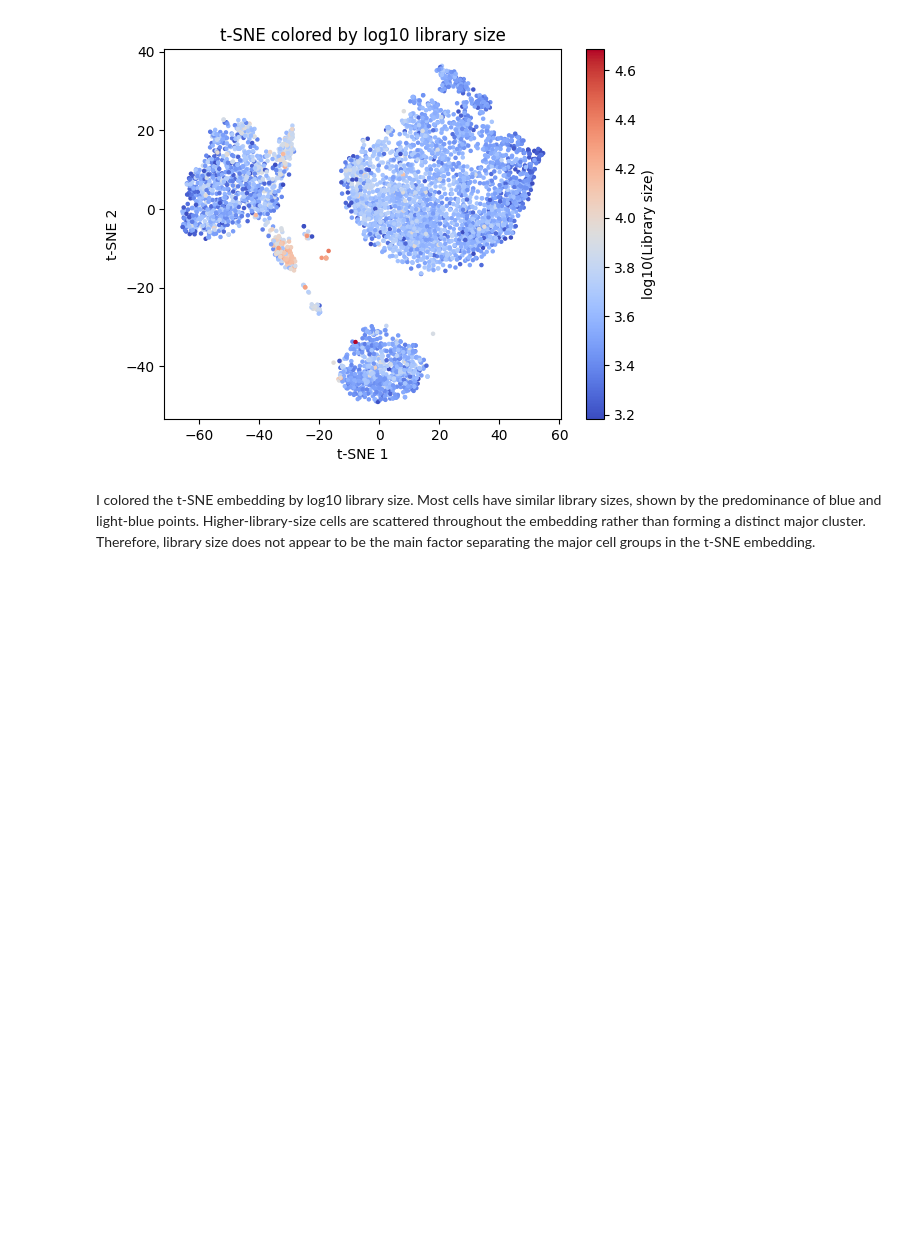
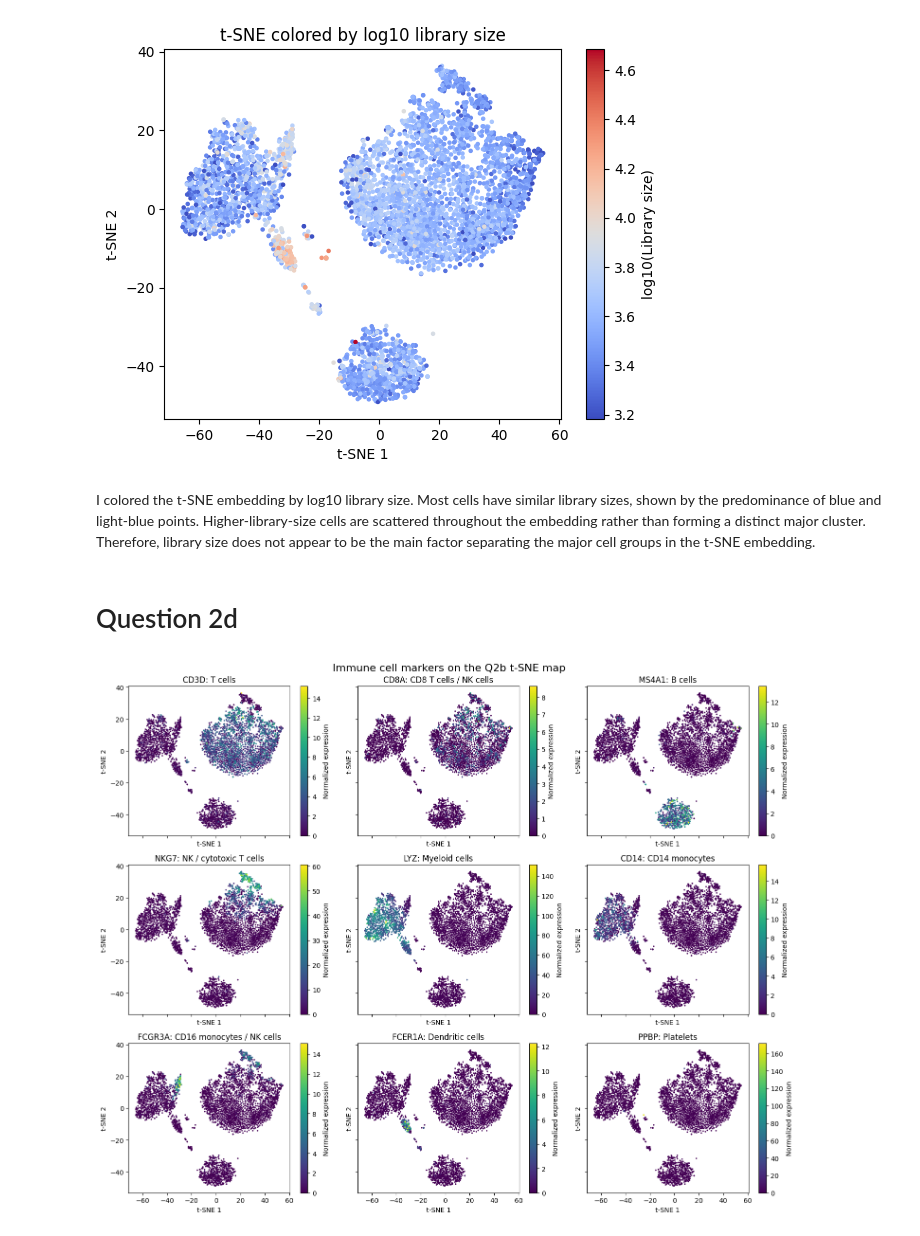
Before and after one commit to CharlotteZZh/BMCS-4480_HW1, a Jupyter notebook: BMCS_4480_HW1.ipynb, the cells around one changed output. Drawn from its saved outputs; the diff is of its cells as text; code cells hidden in the pictures; blank space fills up the shorter version.

```diff
--- a/BMCS_4480_HW1.ipynb
+++ b/BMCS_4480_HW1.ipynb
@@ -328,3 +328,46 @@ plt.show()
 [figure]
 # %% [markdown]
 I colored the t-SNE embedding by log10 library size. Most cells have similar library sizes, shown by the predominance of blue and light-blue points. Higher-library-size cells are scattered throughout the embedding rather than forming a distinct major cluster. Therefore, library size does not appear to be the main factor separating the major cell groups in the t-SNE embedding.
+# %% [markdown]
+# Question 2d
+# %%
+# Match marker names to the gene rows retained in Q1c and Q2a
+marker_gene_names = genes.loc[keep_genes, 1].to_numpy()
+markers = {
+    "CD3D": "T cells",
+    "CD8A": "CD8 T cells / NK cells",
+    "MS4A1": "B cells",
+    "NKG7": "NK / cytotoxic T cells",
+    "LYZ": "Myeloid cells",
+    "CD14": "CD14 monocytes",
+    "FCGR3A": "CD16 monocytes / NK cells",
+    "FCER1A": "Dendritic cells",
+    "PPBP": "Platelets",
+}
+
+fig, axes = plt.subplots(3, 3, figsize=(15, 12), sharex=True, sharey=True)
+for ax, (marker, cell_type) in zip(axes.flat, markers.items()):
+    marker_rows = np.flatnonzero(marker_gene_names == marker)
+    if len(marker_rows) == 0:
+        ax.set_title(f"{marker}: not retained after filtering")
+        ax.set_axis_off()
+        continue
+
+    # Use the median-library-size normalized expression from Q2a
+    expression = X_normalized[marker_rows, :].sum(axis=0)
+    order = np.argsort(expression)  # Draw expressing cells on top
+    points = ax.scatter(
+        X_tsne[order, 0], X_tsne[order, 1],
+        c=expression[order], cmap="viridis", s=5, vmin=0,
+        linewidths=0
+    )
+    ax.set_title(f"{marker}: {cell_type}")
+    ax.set_xlabel("t-SNE 1")
+    ax.set_ylabel("t-SNE 2")
+    fig.colorbar(points, ax=ax, label="Normalized expression")
+
+fig.suptitle("Immune cell markers on the Q2b t-SNE map", fontsize=16)
+plt.tight_layout()
+plt.show()
+# %% [output]
+[figure, added]
```
Also changed, not shown: parts of 1 cell of this notebook.
